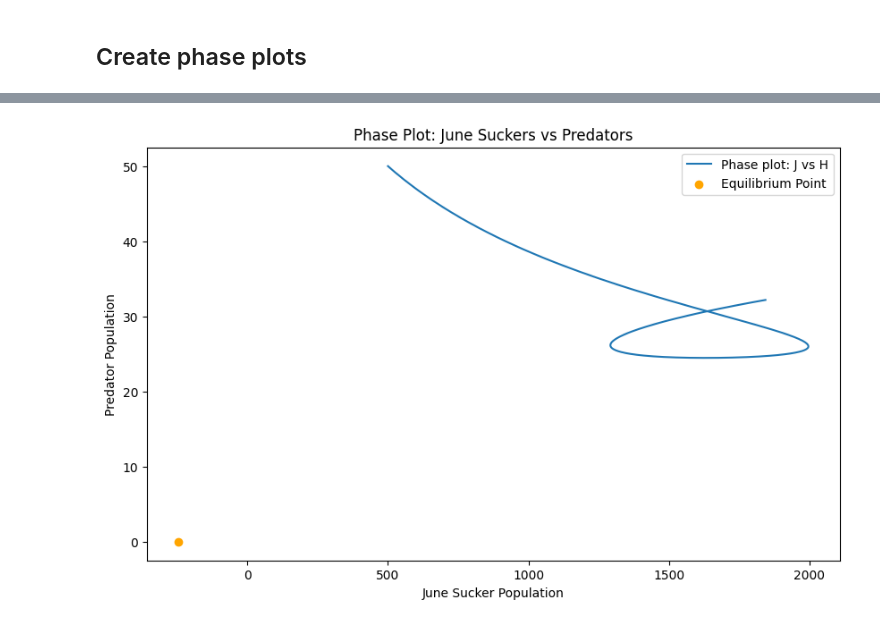
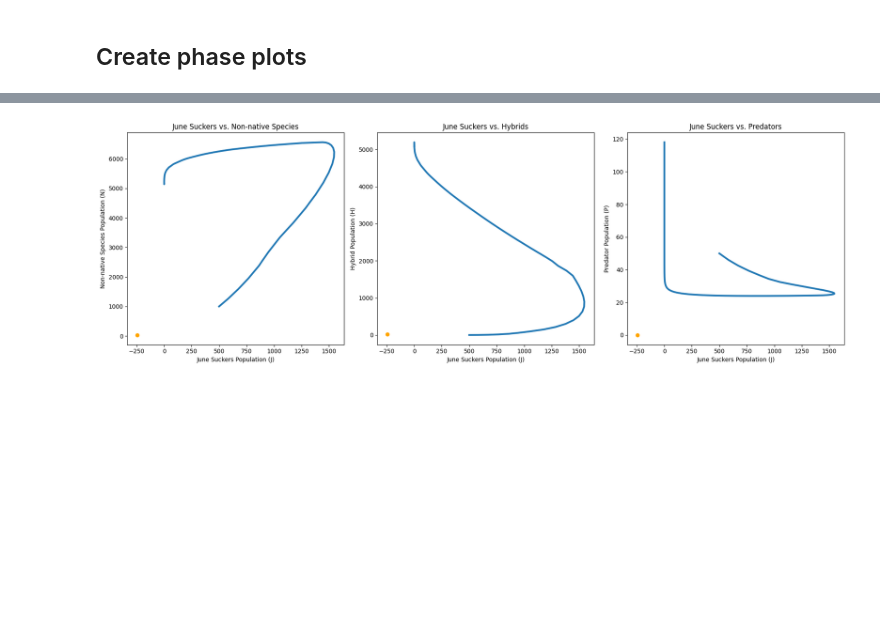
Before and after one commit to sophieharman/Volume-4-ModelingProject, a Jupyter notebook: equilibrium_points.ipynb, the cells around one changed output, grey strips where cells are left out. Cells and saved outputs as stored; diff of their text form; code cells hidden in the pictures; blank space fills up the shorter version.

Commit message:
Corrected phase plots

```diff
--- a/equilibrium_points.ipynb
+++ b/equilibrium_points.ipynb
@@ -207,17 +163,30 @@ plt.show()
-# %%
-# Plot J vs P (Phase plot)
-plt.figure(figsize=(10, 6))
-plt.plot(J, P, label="Phase plot: J vs H")
-
-# Plot equilibrium point
-plt.scatter([J_eq], [P_eq], color='orange', zorder=5, label="Equilibrium Point")
-
-# Add labels and title
-plt.xlabel("June Sucker Population")
-plt.ylabel("Predator Population")
-plt.title("Phase Plot: June Suckers vs Predators")
-plt.legend()
-
-plt.show()
-# %% [output]
-[figure, removed]
+# %%
+# Create a figure with 3 subplots in one row
+fig, axes = plt.subplots(1, 3, figsize=(18, 6))
+
+# Phase plot 1: June suckers vs. non-native species
+axes[0].plot(J_t, N_t, lw=3)
+axes[0].scatter([J_eq], [N_eq], color='orange', zorder=5, label="Equilibrium Point") # Plot equilibrium point
+axes[0].set_title('June Suckers vs. Non-native Species')
+axes[0].set_xlabel('June Suckers Population (J)')
+axes[0].set_ylabel('Non-native Species Population (N)')
+
+# Phase plot 2: June suckers vs. hybrids
+axes[1].plot(J_t, H_t, lw=3)
+axes[1].scatter([J_eq], [H_eq], color='orange', zorder=5, label="Equilibrium Point") # Plot equilibrium point
+axes[1].set_title('June Suckers vs. Hybrids')
+axes[1].set_xlabel('June Suckers Population (J)')
+axes[1].set_ylabel('Hybrid Population (H)')
+
+# Phase plot 3: June suckers vs. predators
+axes[2].plot(J_t, P_t, lw=3)
+axes[2].scatter([J_eq], [P_eq], color='orange', zorder=5, label="Equilibrium Point") # Plot equilibrium point
+axes[2].set_title('June Suckers vs. Predators')
+axes[2].set_xlabel('June Suckers Population (J)')
+axes[2].set_ylabel('Predator Population (P)')
+
+# Adjust layout to prevent overlap
+plt.tight_layout()
+plt.show()
+# %% [output]
+[figure, added]
```
Also changed, not shown: parts of 3 cells of this notebook.
